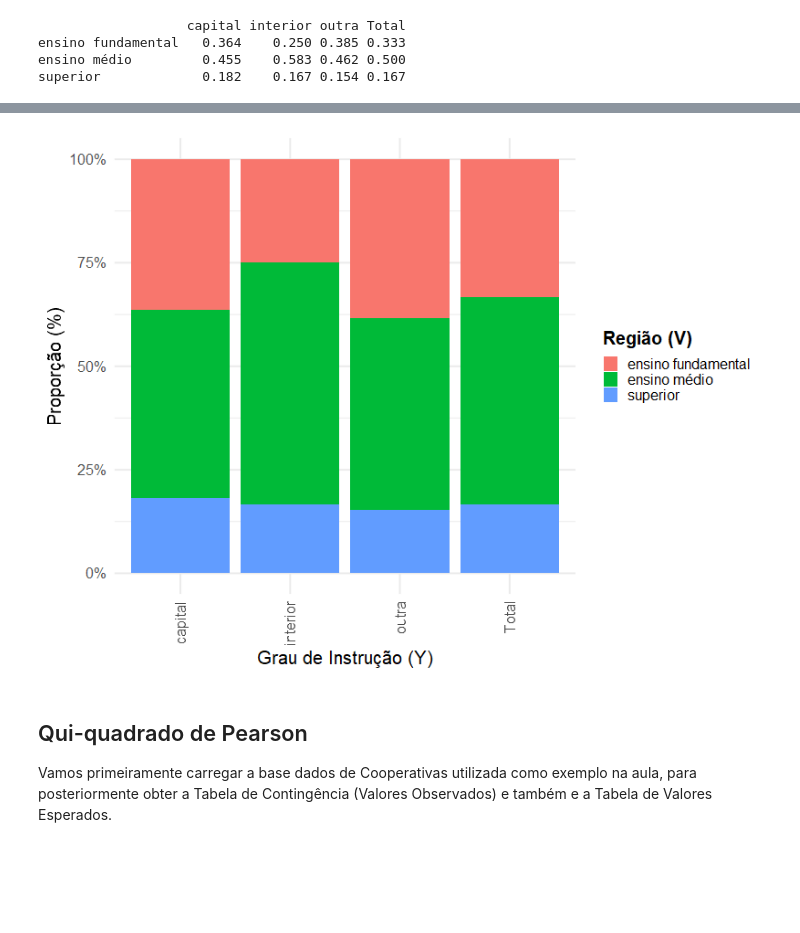
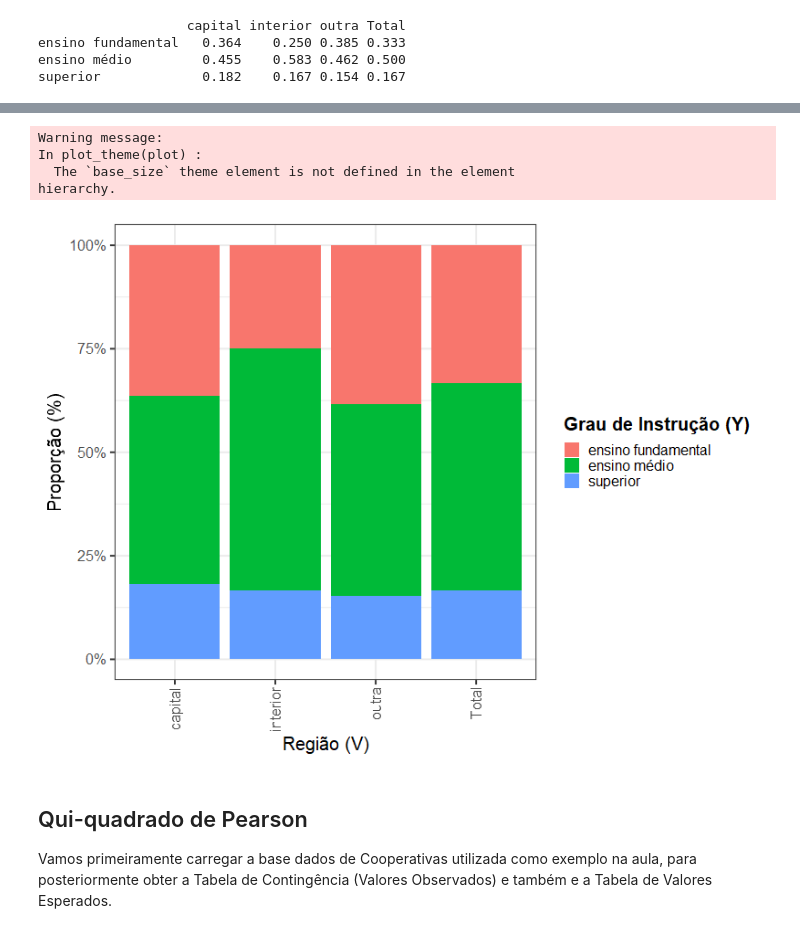
Before and after one commit to drewmelo/tasks-favero, a Jupyter notebook: capitulo3/analise_bivariada_R.ipynb, the cells around one changed output, grey strips where cells are left out. Drawn from its saved outputs; the diff is of its cells as text; code cells hidden in the pictures; blank space fills up the shorter version.

```diff
--- a/capitulo3/analise_bivariada_R.ipynb
+++ b/capitulo3/analise_bivariada_R.ipynb
@@ -185,22 +189,26 @@ as_tibble(tab_prop_row, rownames = "grau_instrucao") |>
 # %%
 # transpor para que V fique no eixo x
 as_tibble(tab_prop_col, rownames = "grau_instrucao") |>
   pivot_longer(cols = 2:5, names_to = "regiao", values_to = "valor") |>
   ggplot(aes(x = regiao, y = valor, fill = grau_instrucao)) +
   geom_col(position = "stack") +
   scale_y_continuous(labels = scales::percent_format(accuracy = 1)) +
   labs(
-    x = "Grau de Instrução (Y)",
+    x = "Região (V)",
     y = "Proporção (%)",
-    fill = "Região (V)"
+    fill = "Grau de Instrução (Y)"
   ) +
-  theme_minimal(base_size = 20) +
+  theme_bw(base_size = 20) +
   theme(
     legend.title = element_text(face = "bold"),
     axis.text.x = element_text(angle = 90, vjust = .5, hjust = 1)
   )
 # %% [output]
+Warning message:
+In plot_theme(plot) :
+  The `base_size` theme element is not defined in the element
+hierarchy.
-[figure, old version]
+[figure, new version]
 # %% [markdown]
 ## Qui-quadrado de Pearson
 
```
Also changed, not shown: parts of 1 cell of this notebook.
